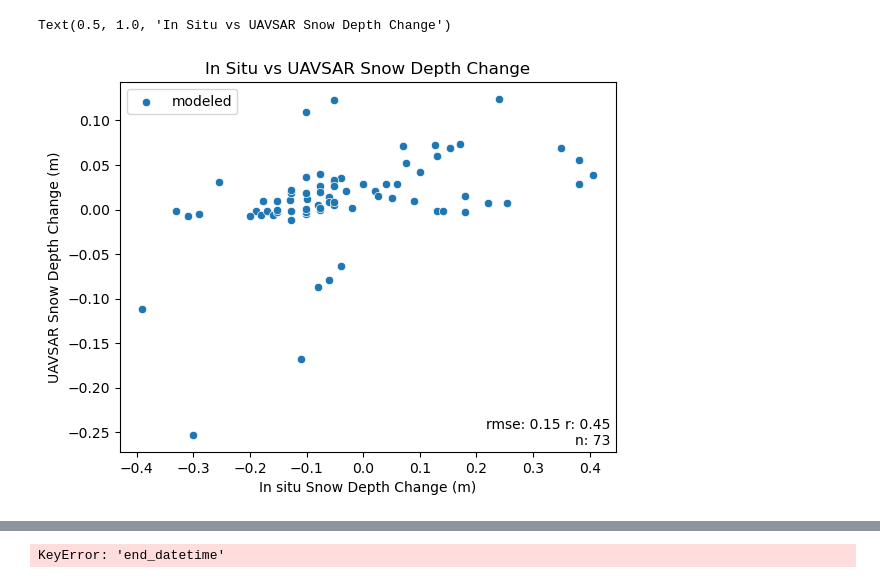
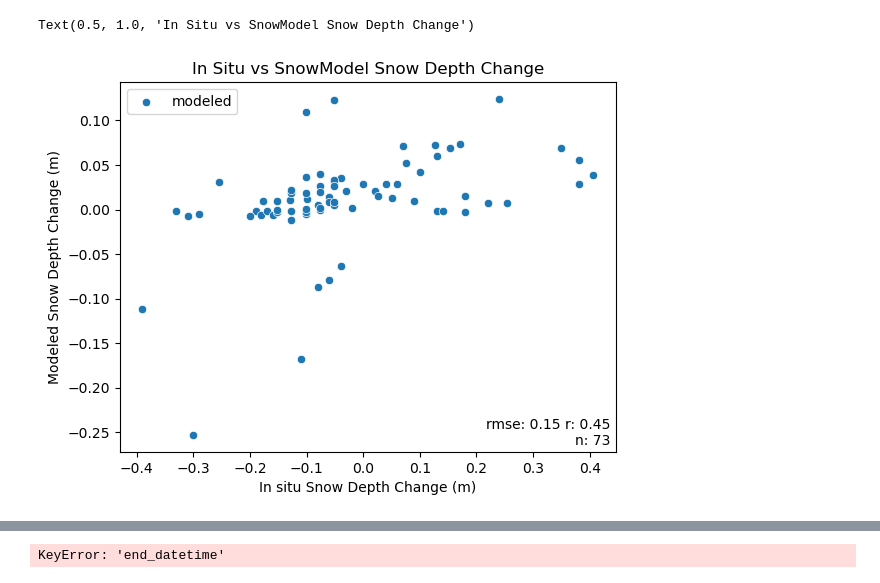
Before and after one commit to ZachHoppinen/uavsar-validation, a Jupyter notebook: src/compare/insitu/insitu_main.ipynb, the cells around one changed output, grey strips where cells are left out. Saved outputs shown, nothing was run; the diff lists cells and outputs as text; code cells hidden in the pictures.

```diff
--- a/src/compare/insitu/insitu_main.ipynb
+++ b/src/compare/insitu/insitu_main.ipynb
@@ -19,7 +19,7 @@ from stats import get_stats
 
 ncs_dir = Path('/bsuhome/zacharykeskinen/scratch/data/uavsar/ncs')
 insitu_dir = Path('/bsuhome/zacharykeskinen/uavsar-validation/data/insitu')
-ds = xr.open_dataset(ncs_dir.joinpath('final_insitu.nc'))
+ds = xr.open_dataset(ncs_dir.joinpath('final_insitu_swe_cor.nc'))
 insitu = pd.read_parquet(insitu_dir.joinpath('all_difference.parq'))
 snotel = pd.read_parquet(insitu_dir.joinpath('snotel.parq'))
 # %%
@@ -33,20 +33,30 @@ snotel = pd.read_parquet(insitu_dir.joinpath('snotel.parq'))
 
 # all_insitu = pd.concat([insitu, boards])
 # %%
-def get_uavsar_sd(r, col):
+def get_uavsar_sd(r, col, SWE = False):
     try:
-        site = ds.sel(time1 = r.time1, method = 'nearest').sel(x = r.lon, y = r.lat, method = 'nearest', tolerance = tol)
-        uavsar_sd = depth_from_phase(site[col], site['inc'], density = r['t1_density']).data.ravel()[0]
+        site_tol = 3 * tol
+        x_slice = slice(r.lon - site_tol, r.lon + site_tol)
+        y_slice = slice(r.lat + site_tol, r.lat - site_tol)
+        site = ds.sel(time1 = r.time1, method = 'nearest').sel(x = x_slice, y = y_slice)
+        site = site.where(site['cor'] > 0.35)
+        # if site[col].size == 0:
+        #     return np.nan
+        uavsar_sd = depth_from_phase(site[col].mean(), site['inc'], density = r['t1_density']).data.ravel()[0]
         if np.abs(uavsar_sd) > 300:
             return np.nan
+        if SWE:
+            return uavsar_sd *(r['t1_density'] / 997)
         return uavsar_sd
     except ZeroDivisionError:
         print('here')
         return np.nan
 
-def get_model_sd(r):
+def get_model_sd(r, SWE = False):
     site = ds.sel(time1 = r.time1, method = 'nearest').sel(x = r.lon, y = r.lat, method = 'nearest', tolerance = tol)
     model_sd = site['model_d_swe'] * 997 / r['t1_density']
+    if SWE:
+        return site['model_d_swe'].data.ravel()[0]
     return model_sd.data.ravel()[0]
 
 # all_insitu = pd.concat([insitu, boards])
@@ -57,11 +67,17 @@ den = insitu.groupby('time1')['t1_density'].mean()
 ds = ds.assign_coords(insitu_den = ('time1', den))
 # %%
 insitu['model_d_sd'] = insitu.apply(get_model_sd, axis = 1)
+insitu['model_d_swe'] = insitu.apply(get_model_sd, axis = 1, args = [True])
 # %%
 insitu['int_atm_sd'] = insitu.apply(get_uavsar_sd, axis = 1, args =  ['int_atm'])
 insitu['unw_atm_sd'] = insitu.apply(get_uavsar_sd, axis = 1, args =  ['unw_atm'])
 insitu['int_sd'] = insitu.apply(get_uavsar_sd, axis = 1, args =  ['int_phase'])
 insitu['unw_sd'] = insitu.apply(get_uavsar_sd, axis = 1, args =  ['unw'])
+
+insitu['int_atm_swe'] = insitu.apply(get_uavsar_sd, axis = 1, args =  ['int_atm', True])
+insitu['unw_atm_swe'] = insitu.apply(get_uavsar_sd, axis = 1, args =  ['unw_atm', True])
+insitu['int_swe'] = insitu.apply(get_uavsar_sd, axis = 1, args =  ['int_phase', True])
+insitu['unw_swe'] = insitu.apply(get_uavsar_sd, axis = 1, args =  ['unw', True])
 # %%
 fig, ax = plt.subplots()
 sns.scatterplot(insitu, x = 'dSD', y = 'int_atm_sd', ax = ax, label = "Wrapped Phase")
@@ -73,11 +106,11 @@ ax.set_title('In Situ vs UAVSAR Snow Depth Change')
 # %%
 fig, ax = plt.subplots()
 sns.scatterplot(insitu, x = 'dSD', y = 'model_d_sd', ax = ax, label = "modeled")
 ax.set_xlabel('In situ Snow Depth Change (m)')
-ax.set_ylabel('UAVSAR Snow Depth Change (m)')
+ax.set_ylabel('Modeled Snow Depth Change (m)')
 rmse, r, n = get_stats(insitu['dSD'], insitu['model_d_sd'])
 ax.text(s = f'rmse: {rmse:.2f} r: {r:.2f}\nn: {n}', x = 0.99, y = 0.01, ha = 'right', va = 'bottom', transform=ax.transAxes)
-ax.set_title('In Situ vs UAVSAR Snow Depth Change')
+ax.set_title('In Situ vs SnowModel Snow Depth Change')
 # %% [output]
-Text(0.5, 1.0, 'In Situ vs UAVSAR Snow Depth Change')
+Text(0.5, 1.0, 'In Situ vs SnowModel Snow Depth Change')
-[figure, old version]
+[figure, new version]
```
Also changed, not shown: parts of 4 cells of this notebook, 4 other files.
